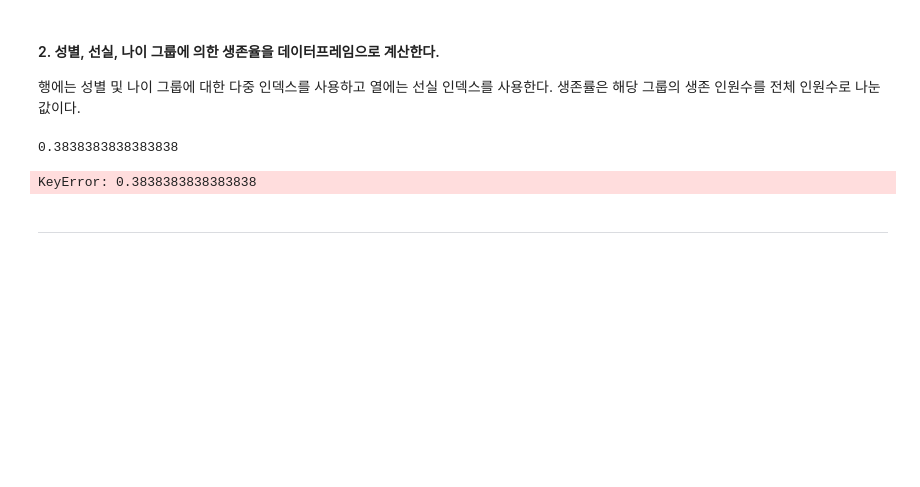
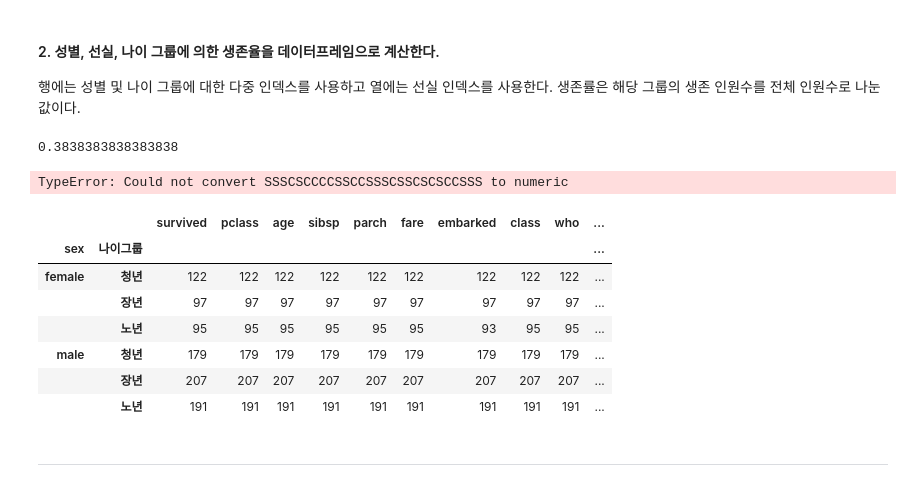
Before and after one commit to 77sanghoon/WASSUP, a Jupyter notebook: 03_Data_Preprocessing/03.07_Pandas 피봇테이블과 그룹분석.ipynb, the cells around one changed output. Cells and saved outputs as stored; diff of their text form; code cells hidden in the pictures; blank space fills up the shorter version.

```diff
--- a/03_Data_Preprocessing/03.07_Pandas 피봇테이블과 그룹분석.ipynb
+++ b/03_Data_Preprocessing/03.07_Pandas 피봇테이블과 그룹분석.ipynb
@@ -1355,9 +1358,20 @@ survive
 # %% [output]
 0.3838383838383838
 # %%
-titanic.pivot_table(values=survive, index=['sex', '나이그룹'], columns='class')
+titanic.pivot_table(values=titanic.groupby(['sex', '나이그룹']).count(), index=['sex', '나이그룹'], columns='class')
 # %% [output]
-KeyError: 0.3838383838383838
+TypeError: Could not convert SSSCSCCCCSSCCSSSCSSCSCSCCSSS to numeric
+# %%
+titanic.groupby(['sex', '나이그룹']).count()
+# %% [output]
+|  |  | survived | pclass | age | sibsp | parch | fare | embarked | class | who | ... |
+| sex | 나이그룹 |  |  |  |  |  |  |  |  |  | ... |
+| female | 청년 | 122 | 122 | 122 | 122 | 122 | 122 | 122 | 122 | 122 | ... |
+|  | 장년 | 97 | 97 | 97 | 97 | 97 | 97 | 97 | 97 | 97 | ... |
+|  | 노년 | 95 | 95 | 95 | 95 | 95 | 95 | 93 | 95 | 95 | ... |
+| male | 청년 | 179 | 179 | 179 | 179 | 179 | 179 | 179 | 179 | 179 | ... |
+|  | 장년 | 207 | 207 | 207 | 207 | 207 | 207 | 207 | 207 | 207 | ... |
+|  | 노년 | 191 | 191 | 191 | 191 | 191 | 191 | 191 | 191 | 191 | ... |
 # %%
 titanic.pivot_table?
 # %% [markdown]
```
Also changed, not shown: parts of 3 cells of this notebook, 2 other files.
